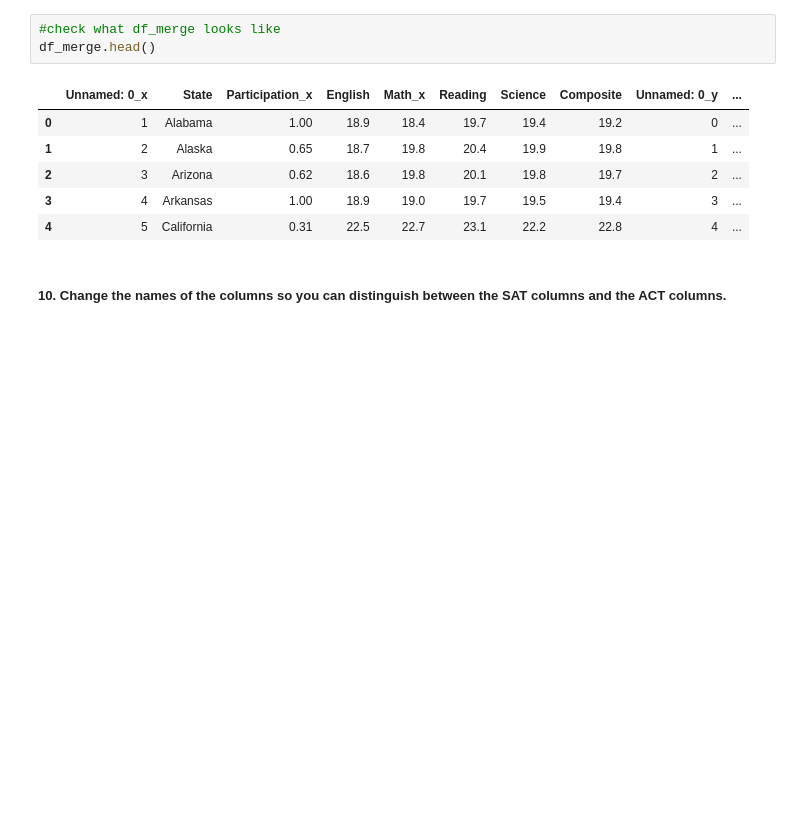
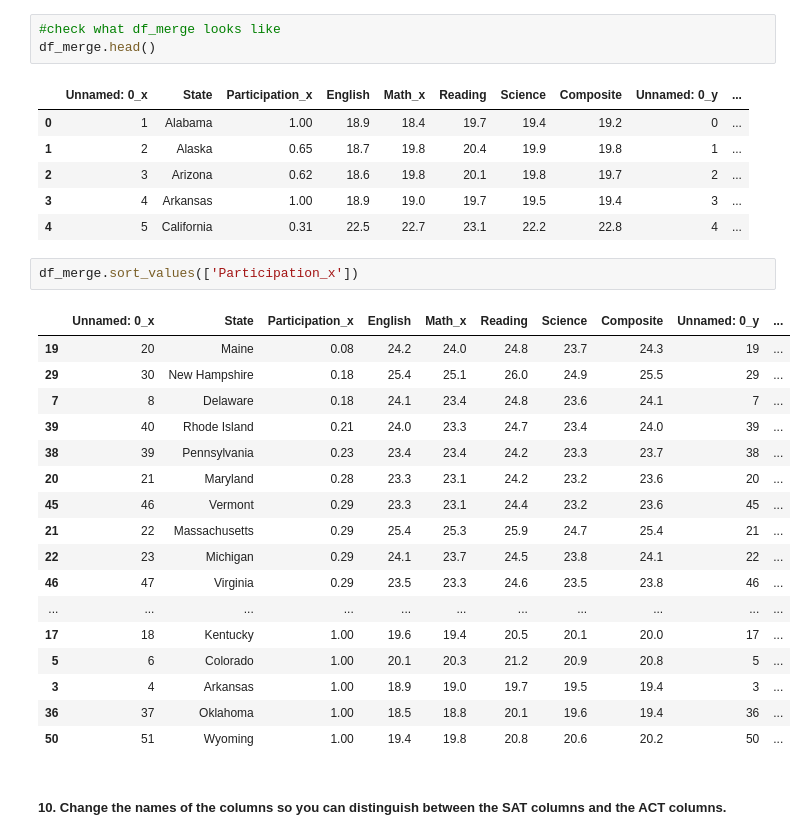
Before and after one commit to harryconnelly/SAT-vs-ACT, a Jupyter notebook: code/starter-code.ipynb, the cells around one changed output. Drawn from its saved outputs; the diff is of its cells as text; blank space fills up the shorter version.

```diff
--- a/code/starter-code.ipynb
+++ b/code/starter-code.ipynb
@@ -374,6 +374,26 @@ df_merge.head()
 | 2 | 3 | Arizona | 0.62 | 18.6 | 19.8 | 20.1 | 19.8 | 19.7 | 2 | ... |
 | 3 | 4 | Arkansas | 1.00 | 18.9 | 19.0 | 19.7 | 19.5 | 19.4 | 3 | ... |
 | 4 | 5 | California | 0.31 | 22.5 | 22.7 | 23.1 | 22.2 | 22.8 | 4 | ... |
+# %%
+df_merge.sort_values(['Participation_x'])
+# %% [output]
+|  | Unnamed: 0_x | State | Participation_x | English | Math_x | Reading | Science | Composite | Unnamed: 0_y | ... |
+| 19 | 20 | Maine | 0.08 | 24.2 | 24.0 | 24.8 | 23.7 | 24.3 | 19 | ... |
+| 29 | 30 | New Hampshire | 0.18 | 25.4 | 25.1 | 26.0 | 24.9 | 25.5 | 29 | ... |
+| 7 | 8 | Delaware | 0.18 | 24.1 | 23.4 | 24.8 | 23.6 | 24.1 | 7 | ... |
+| 39 | 40 | Rhode Island | 0.21 | 24.0 | 23.3 | 24.7 | 23.4 | 24.0 | 39 | ... |
+| 38 | 39 | Pennsylvania | 0.23 | 23.4 | 23.4 | 24.2 | 23.3 | 23.7 | 38 | ... |
+| 20 | 21 | Maryland | 0.28 | 23.3 | 23.1 | 24.2 | 23.2 | 23.6 | 20 | ... |
+| 45 | 46 | Vermont | 0.29 | 23.3 | 23.1 | 24.4 | 23.2 | 23.6 | 45 | ... |
+| 21 | 22 | Massachusetts | 0.29 | 25.4 | 25.3 | 25.9 | 24.7 | 25.4 | 21 | ... |
+| 22 | 23 | Michigan | 0.29 | 24.1 | 23.7 | 24.5 | 23.8 | 24.1 | 22 | ... |
+| 46 | 47 | Virginia | 0.29 | 23.5 | 23.3 | 24.6 | 23.5 | 23.8 | 46 | ... |
+| ... | ... | ... | ... | ... | ... | ... | ... | ... | ... | ... |
+| 17 | 18 | Kentucky | 1.00 | 19.6 | 19.4 | 20.5 | 20.1 | 20.0 | 17 | ... |
+| 5 | 6 | Colorado | 1.00 | 20.1 | 20.3 | 21.2 | 20.9 | 20.8 | 5 | ... |
+| 3 | 4 | Arkansas | 1.00 | 18.9 | 19.0 | 19.7 | 19.5 | 19.4 | 3 | ... |
+| 36 | 37 | Oklahoma | 1.00 | 18.5 | 18.8 | 20.1 | 19.6 | 19.4 | 36 | ... |
+| 50 | 51 | Wyoming | 1.00 | 19.4 | 19.8 | 20.8 | 20.6 | 20.2 | 50 | ... |
 # %% [markdown]
 ##### 10. Change the names of the columns so you can distinguish between the SAT columns and the ACT columns.
 # %%
```
Also changed, not shown: parts of 10 cells of this notebook, 1 other file.
